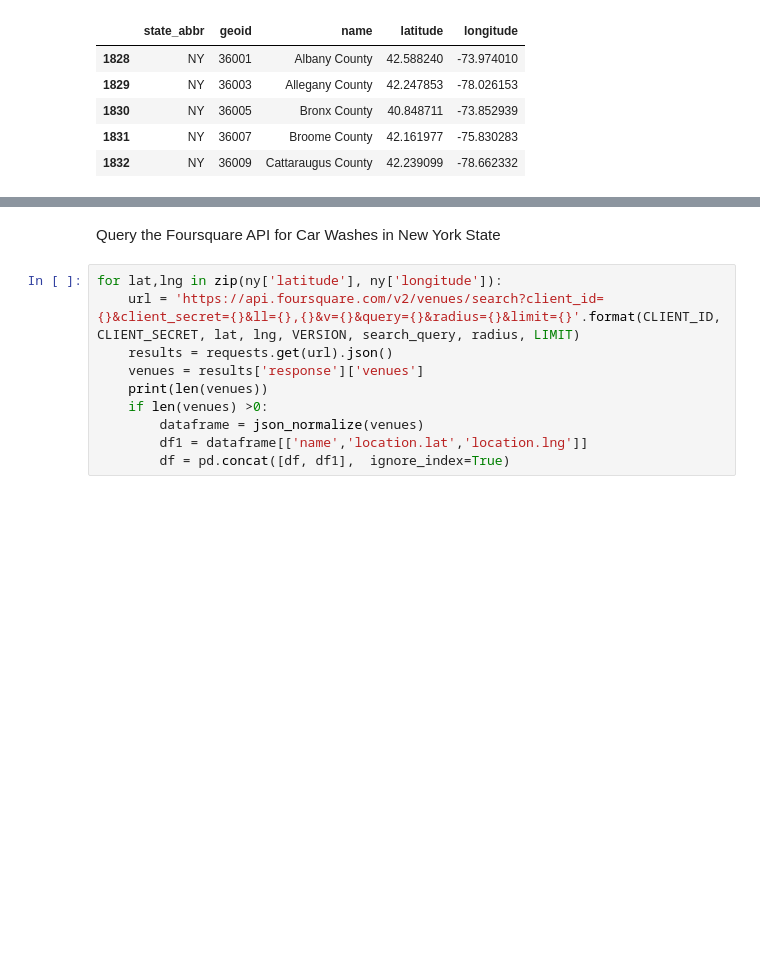
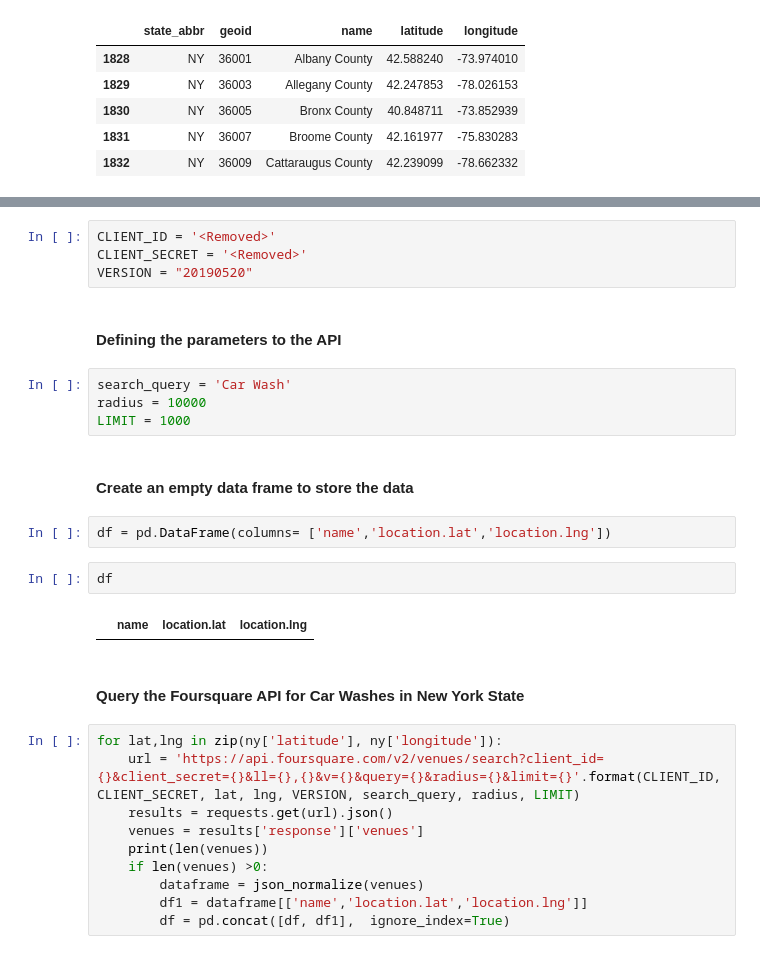
Before and after one commit to DuvidSamet/Coursera_capstone, a Jupyter notebook: Coursera_capstone_week5_code.ipynb, the cells around one changed output, grey strips where cells are left out. Saved outputs shown, nothing was run; the diff lists cells and outputs as text; blank space fills up the shorter version.

```diff
--- a/Coursera_capstone_week5_code.ipynb
+++ b/Coursera_capstone_week5_code.ipynb
@@ -53,5 +47,23 @@ ny.head()
+# %%
+CLIENT_ID = '<Removed>'
+CLIENT_SECRET = '<Removed>'
+VERSION = "20190520"
+# %% [markdown]
+#### Defining the parameters to the API
+# %%
+search_query = 'Car Wash'
+radius = 10000
+LIMIT = 1000
+# %% [markdown]
+#### Create an empty data frame to store the data
+# %%
+df = pd.DataFrame(columns= ['name','location.lat','location.lng'])
+# %%
+df
+# %% [output]
+|  | name | location.lat | location.lng |
 # %% [markdown]
-Query the Foursquare API for Car Washes in New York State
+#### Query the Foursquare API for Car Washes in New York State
 # %%
 for lat,lng in zip(ny['latitude'], ny['longitude']):
     url = 'https://api.foursquare.com/v2/venues/search?client_id={}&client_secret={}&ll={},{}&v={}&query={}&radius={}&limit={}'.format(CLIENT_ID, CLIENT_SECRET, lat, lng, VERSION, search_query, radius, LIMIT)
```
Also changed, not shown: parts of 14 cells of this notebook.
